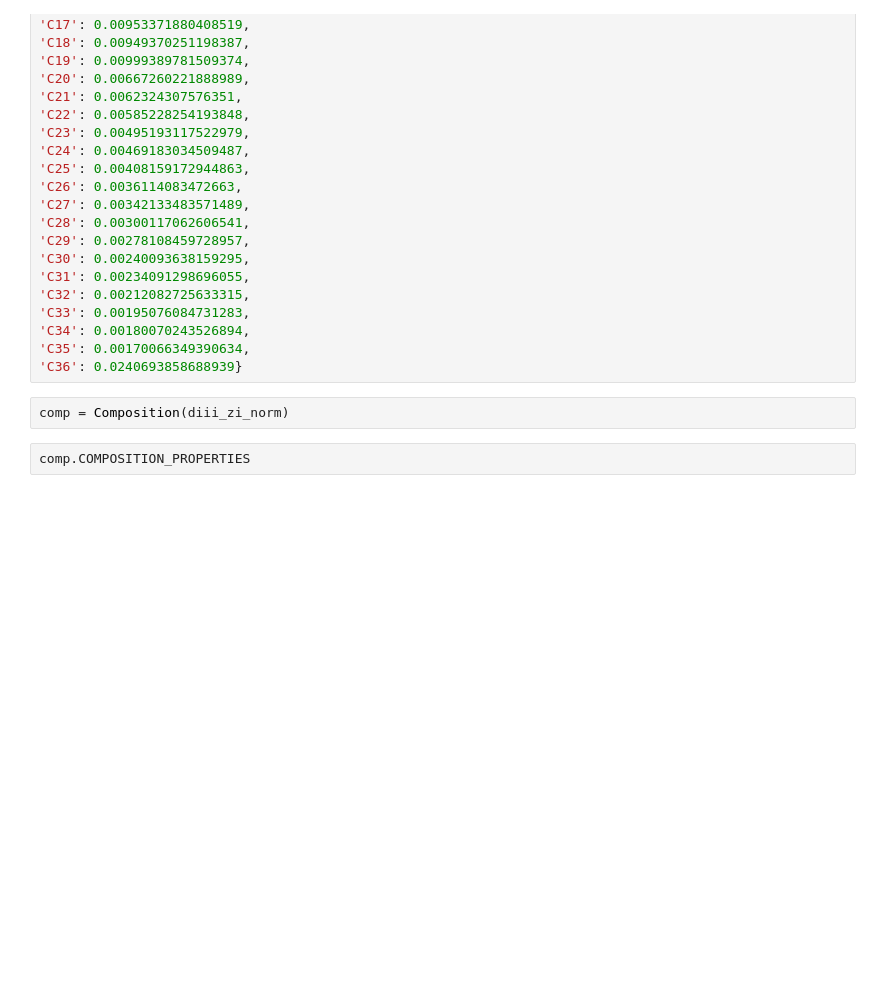
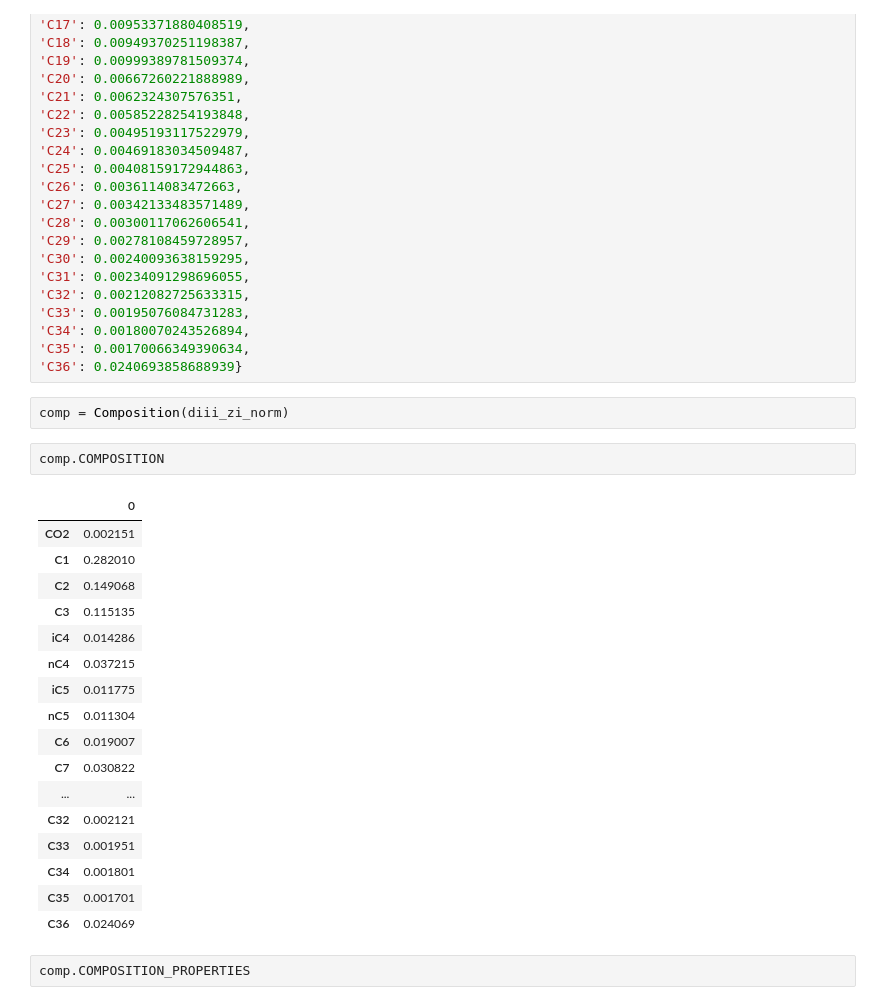
Before and after one commit to SidorenkoDD/BlackBoxFluid, a Jupyter notebook: code/tests.ipynb, the cells around one changed output. Cells and saved outputs as stored; diff of their text form; blank space fills up the shorter version.

```diff
--- a/code/tests.ipynb
+++ b/code/tests.ipynb
@@ -807,6 +807,26 @@ diii_zi_norm = {'CO2': 0.00215083887911224,
 'C36': 0.0240693858688939}
 # %%
 comp = Composition(diii_zi_norm)
+# %%
+comp.COMPOSITION
+# %% [output]
+|  | 0 |
+| CO2 | 0.002151 |
+| C1 | 0.282010 |
+| C2 | 0.149068 |
+| C3 | 0.115135 |
+| iC4 | 0.014286 |
+| nC4 | 0.037215 |
+| iC5 | 0.011775 |
+| nC5 | 0.011304 |
+| C6 | 0.019007 |
+| C7 | 0.030822 |
+| ... | ... |
+| C32 | 0.002121 |
+| C33 | 0.001951 |
+| C34 | 0.001801 |
+| C35 | 0.001701 |
+| C36 | 0.024069 |
 # %%
 comp.COMPOSITION_PROPERTIES
 # %% [output]
```
Also changed, not shown: parts of 3 cells of this notebook, 6 other files.
